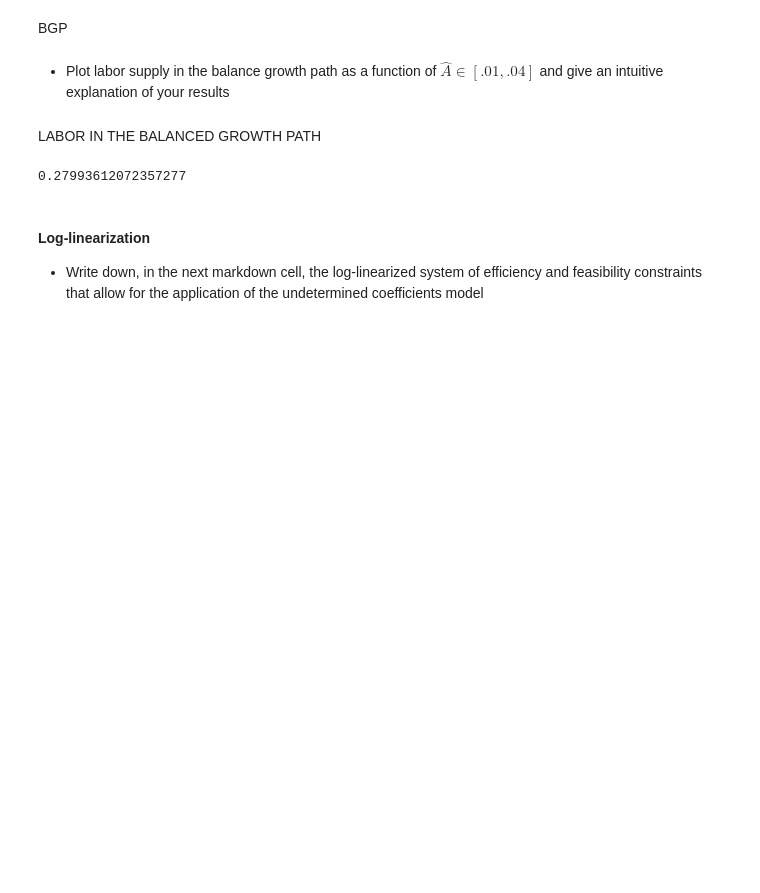
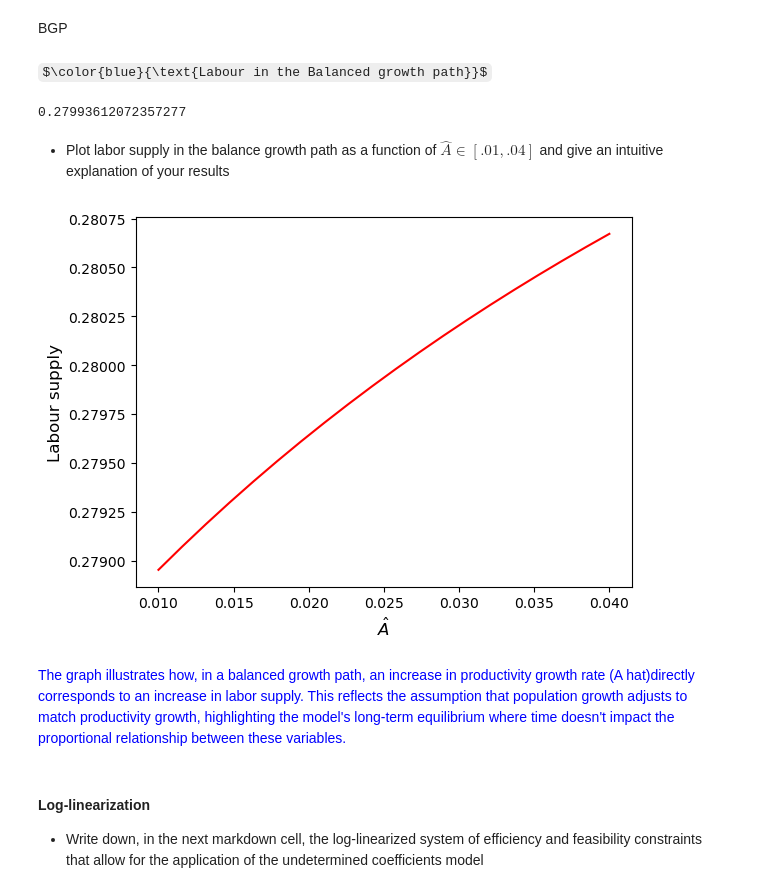
Before and after one commit to mauriciofvega/Dynamic-Macro-HW1, a Jupyter notebook: Homework notebook I.ipynb, the cells around one changed output. Cells and saved outputs as stored; diff of their text form; code cells hidden in the pictures; some formulas as TeX source; blank space fills up the shorter version.

```diff
--- a/Homework notebook I.ipynb
+++ b/Homework notebook I.ipynb
@@ -63,14 +63,34 @@ def SystemBGP(x,*args):
 a = (alpha,beta,sigma,delta,mu,Ahat,Nhat)
 initial_point = [0.2,0.2]
 k_0,l_0  = fsolve(SystemBGP, initial_point, args = a)
+# %% [markdown]
+$\color{blue}{\text{Labour in the Balanced growth path}}$
+# %%
+l_0
+# %% [output]
+0.27993612072357277
 # %% [markdown]
 - Plot labor supply in the balance growth path as a function of $\hat{A}\in \left[.01,.04\right]$ and give an intuitive explanation of your results
-# %% [markdown]
-LABOR IN THE BALANCED GROWTH PATH
-# %%
-l_0
-# %% [output]
-0.27993612072357277
+# %%
+p = 20 #Size of grid for plotting labor
+Ahat_vector = np.linspace(0.01,0.04,p)
+labor_choice = np.zeros(p)
+arguments = (alpha,beta,sigma,delta,mu,0,Nhat)
+
+for i in range(len(Ahat_vector)):
+    productivity_rate = Ahat_vector[i]
+    arguments = (alpha,beta,sigma,delta,mu,productivity_rate,Nhat)
+    _,labor_choice_i =  fsolve(SystemBGP, initial_point, args = arguments)
+    labor_choice[i] = labor_choice_i
+
+plt.plot(Ahat_vector, labor_choice, color='red')
+plt.xlabel(r'$\hat{A}$', fontsize=12) # Label for the x-axis
+plt.ylabel('Labour supply', fontsize=12) # Label for the y-axis
+plt.show()
+# %% [output]
+[figure, added]
+# %% [markdown]
+<font color='blue'> The graph illustrates how, in a balanced growth path, an increase in productivity growth rate (A hat)directly corresponds to an increase in labor supply. This reflects the assumption that population growth adjusts to match productivity growth, highlighting the model's long-term equilibrium where time doesn't impact the proportional relationship between these variables.</font>
 # %% [markdown]
 #### Log-linearization
 - Write down, in the next markdown cell, the log-linearized system of efficiency and feasibility constraints that allow for the application of the undetermined coefficients model
```
